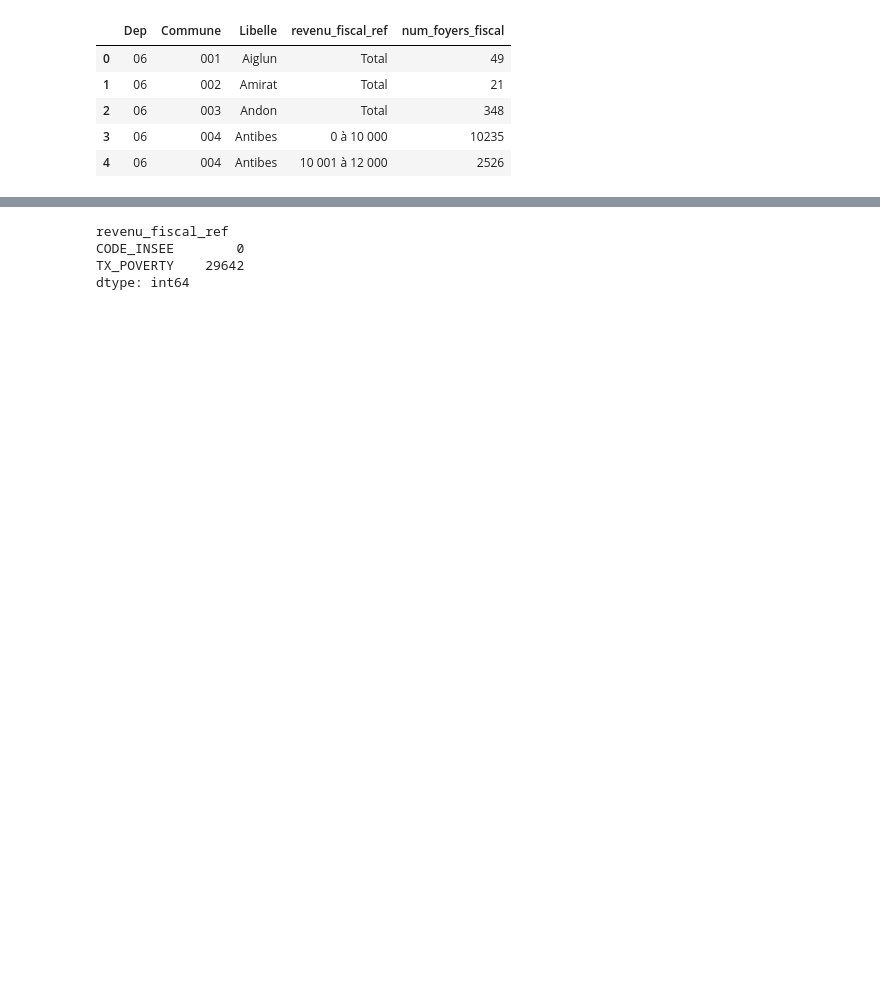
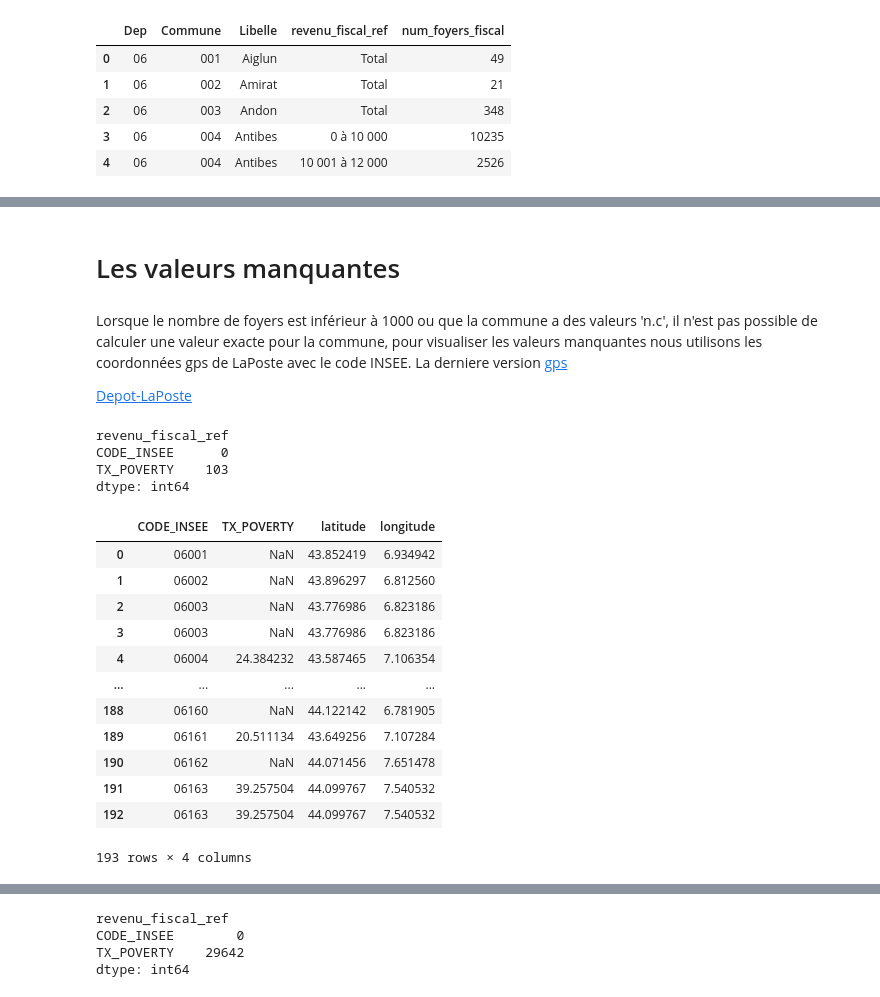
Before and after one commit to dataforgoodfr/batch8_mednum, a Jupyter notebook: notebooks/Getting_data_poverty.ipynb, the cells around one changed output, grey strips where cells are left out. Saved outputs shown, nothing was run; the diff lists cells and outputs as text; code cells hidden in the pictures; blank space fills up the shorter version.

```diff
--- a/notebooks/Getting_data_poverty.ipynb
+++ b/notebooks/Getting_data_poverty.ipynb
@@ -248,0 +104,15 @@ dataframe_total.head()
+# %% [markdown]
+# Les valeurs manquantes
+# %% [markdown]
+Lorsque le nombre de foyers est inférieur à 1000 ou que la commune a des valeurs 'n.c', il n'est pas possible de calculer une valeur exacte pour la commune, pour visualiser les valeurs manquantes nous utilisons les coordonnées gps de LaPoste avec le code INSEE. La derniere version [gps](https://www.datavis.fr/tech/validate-your-data/laposte_hexasmal_update.zip)
+
+[Depot-LaPoste](https://datanova.legroupe.laposte.fr/explore/dataset/laposte_hexasmal/export/?disjunctive.code_commune_insee&disjunctive.nom_de_la_commune&disjunctive.code_postal&disjunctive.libell_d_acheminement&disjunctive.ligne_5&location=7,46.52863,2.86194&basemap=jawg.streets)
+# %%
+# Testing avec le département 06
+dep06= get_data(list_files[7])
+print(dep06.isna().sum())
+# %% [output]
+revenu_fiscal_ref
+CODE_INSEE      0
+TX_POVERTY    103
+dtype: int64
@@ -248,0 +124,17 @@ dataframe_total.head()
+# %%
+data = pd.merge(dep06,data_gps,on='CODE_INSEE')
+data
+# %% [output]
+|  | CODE_INSEE | TX_POVERTY | latitude | longitude |
+| 0 | 06001 | NaN | 43.852419 | 6.934942 |
+| 1 | 06002 | NaN | 43.896297 | 6.812560 |
+| 2 | 06003 | NaN | 43.776986 | 6.823186 |
+| 3 | 06003 | NaN | 43.776986 | 6.823186 |
+| 4 | 06004 | 24.384232 | 43.587465 | 7.106354 |
+| ... | ... | ... | ... | ... |
+| 188 | 06160 | NaN | 44.122142 | 6.781905 |
+| 189 | 06161 | 20.511134 | 43.649256 | 7.107284 |
+| 190 | 06162 | NaN | 44.071456 | 7.651478 |
+| 191 | 06163 | 39.257504 | 44.099767 | 7.540532 |
+| 192 | 06163 | 39.257504 | 44.099767 | 7.540532 |
+193 rows × 4 columns
```
Also changed, not shown: parts of 74 cells of this notebook, 2 other files.
